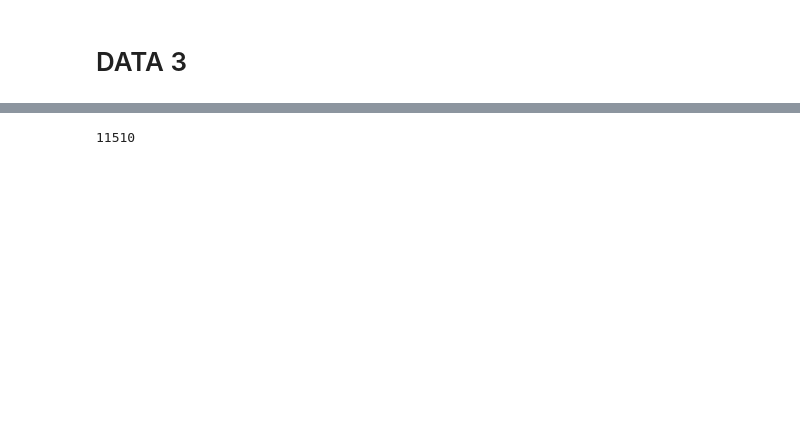
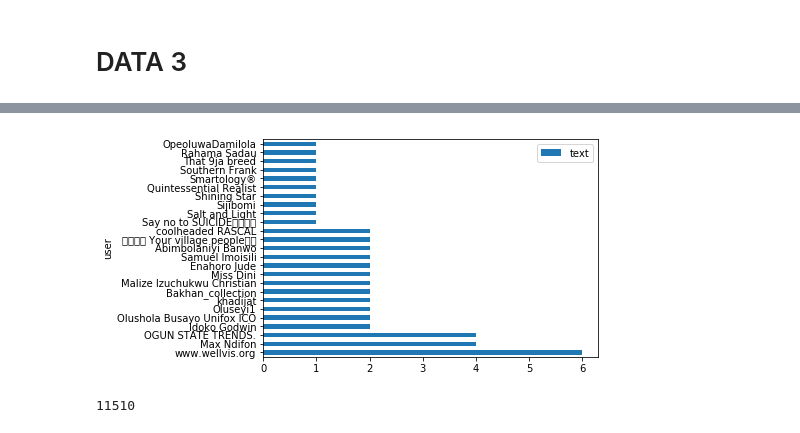
Before and after one commit to leosj1/rcf, a Jupyter notebook: DATA MINING FROM TWITTER.ipynb, the cells around one changed output, grey strips where cells are left out. Saved outputs shown, nothing was run; the diff lists cells and outputs as text; code cells hidden in the pictures; blank space fills up the shorter version.

```diff
--- a/DATA MINING FROM TWITTER.ipynb
+++ b/DATA MINING FROM TWITTER.ipynb
@@ -236,3 +284,10 @@ for i,j in zip(filterr2.patches,filter1['country']):
+# %%
+#FILTER DATA FOR NIGERIA ONLY
+filterr=t2[t2.country=='Nigeria'].groupby('user').count()[['text']]
+
+filterr2=filterr.sort_values('text',ascending=False).head(25).plot.barh()
+# %% [output]
+[figure, added]
 # %%
 len(filterr.text.values)
 # %% [output]
```
Also changed, not shown: parts of 9 cells of this notebook.
